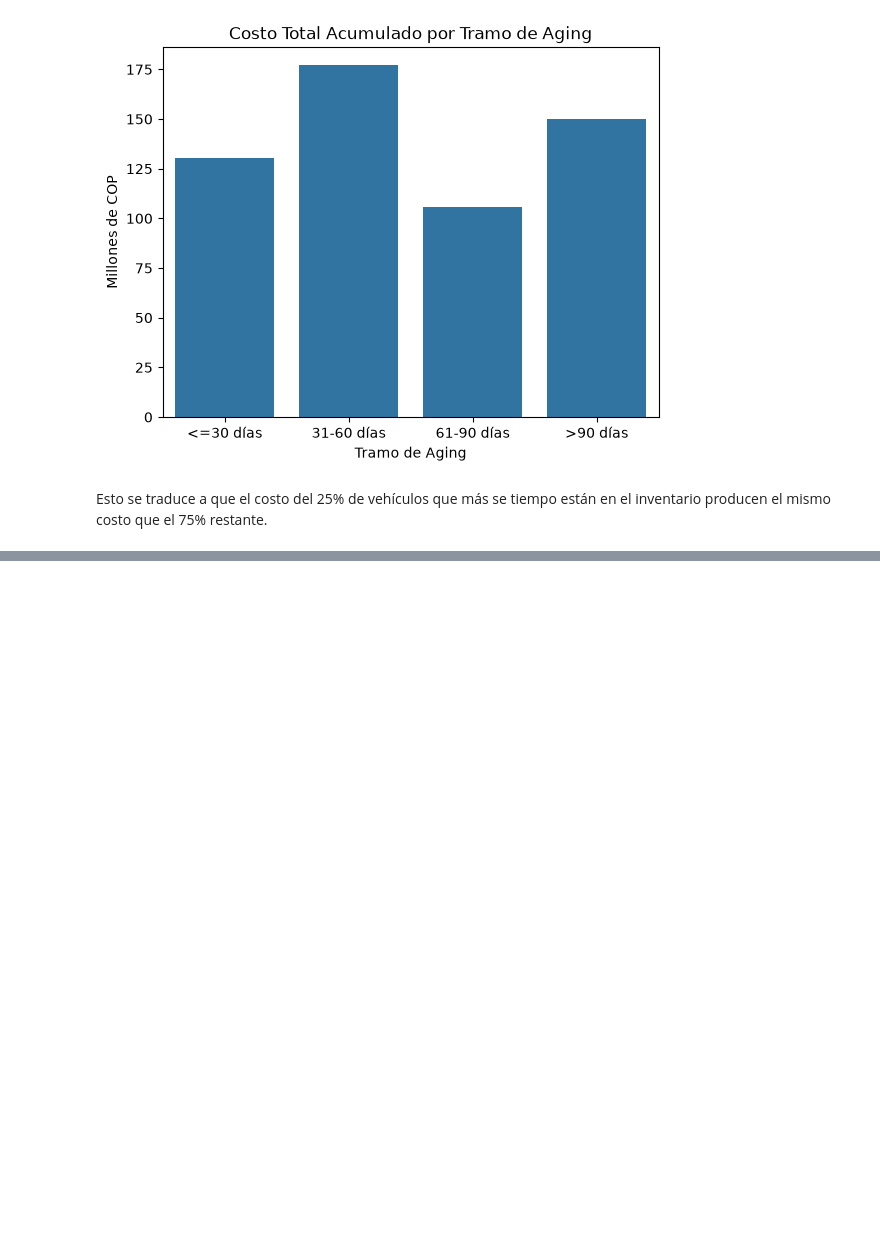
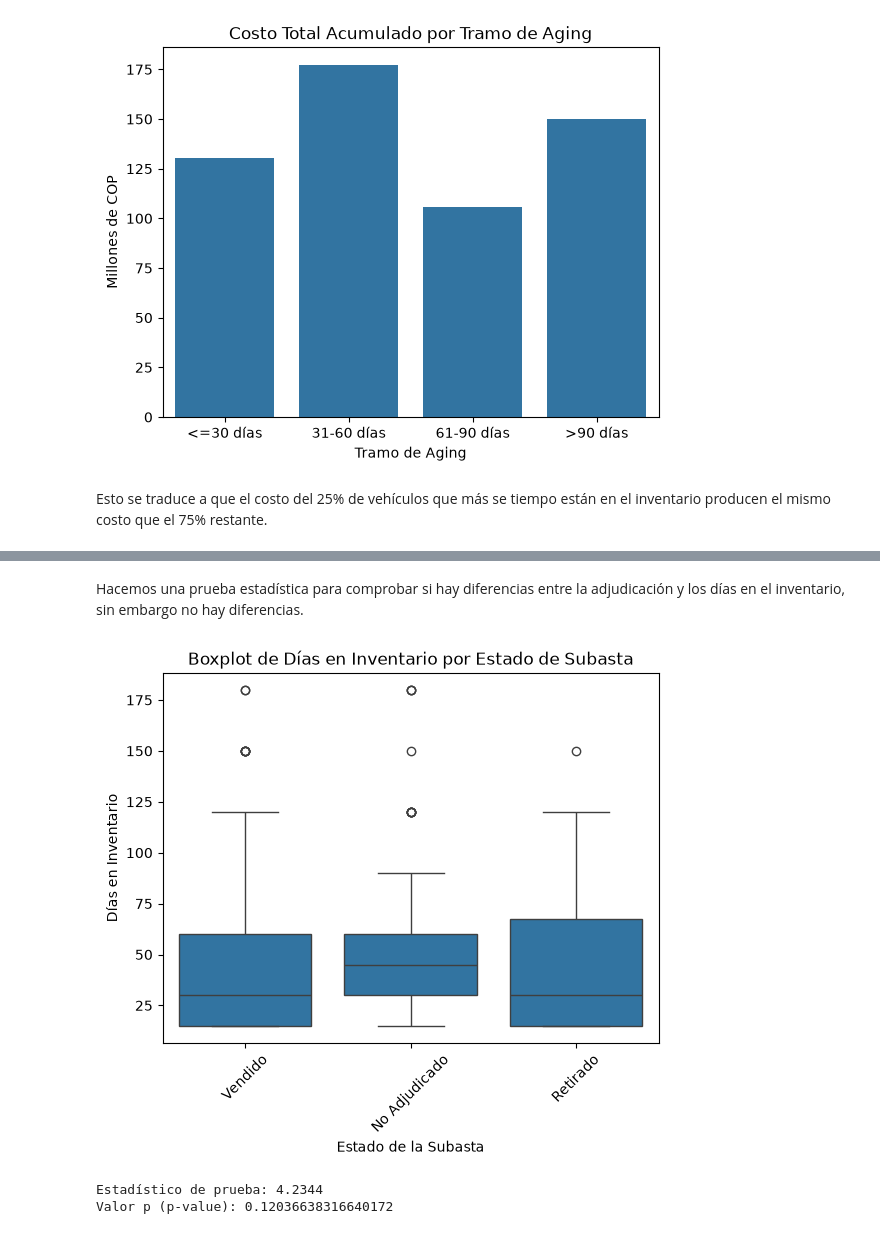
Before and after one commit to jdarizasa/Caso-de-Uso-Analista-de-Datos, a Jupyter notebook: notebooks/01_EDA.ipynb, the cells around one changed output, grey strips where cells are left out. Drawn from its saved outputs; the diff is of its cells as text; code cells hidden in the pictures; blank space fills up the shorter version.

```diff
--- a/notebooks/01_EDA.ipynb
+++ b/notebooks/01_EDA.ipynb
@@ -124,0 +153,23 @@ Esto se traduce a que el costo del 25% de vehículos que más se tiempo están e
+# %% [markdown]
+Hacemos una prueba estadística para comprobar si hay diferencias entre la adjudicación y los días en el inventario, sin embargo no hay diferencias.
+# %%
+sns.boxplot(data=df, x='Estado_Subasta', y='Dias_en_Inventario')
+
+plt.title('Boxplot de Días en Inventario por Estado de Subasta')
+plt.xlabel('Estado de la Subasta')
+plt.ylabel('Días en Inventario')
+plt.xticks(rotation=45)
+
+plt.show()
+# %% [output]
+[figure, added]
+# %%
+grupos = [datos['Dias_en_Inventario'].dropna() for estado, datos in df.groupby('Estado_Subasta')]
+
+stat, p_value = stats.kruskal(*grupos)
+
+print(f"Estadístico de prueba: {stat:.4f}")
+print(f"Valor p (p-value): {p_value:}")
+# %% [output]
+Estadístico de prueba: 4.2344
+Valor p (p-value): 0.12036638316640172
```
Also changed, not shown: parts of 13 cells of this notebook, 1 other file.
